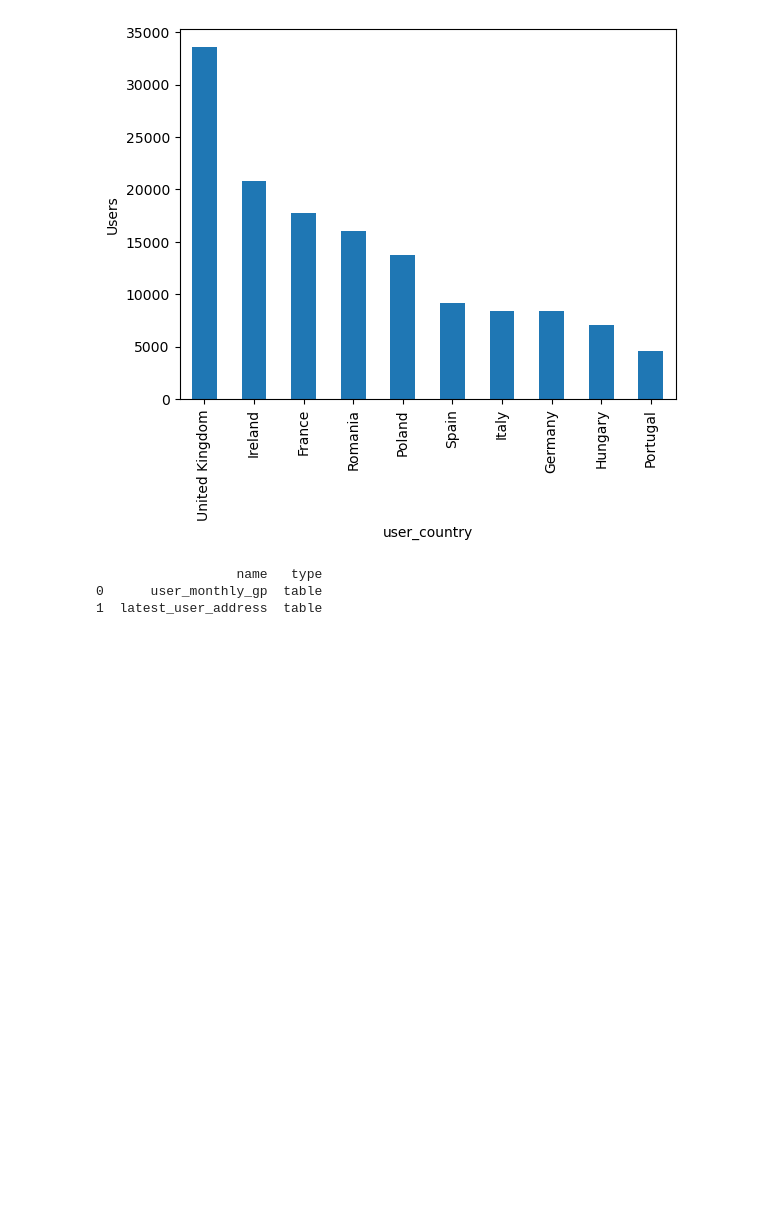
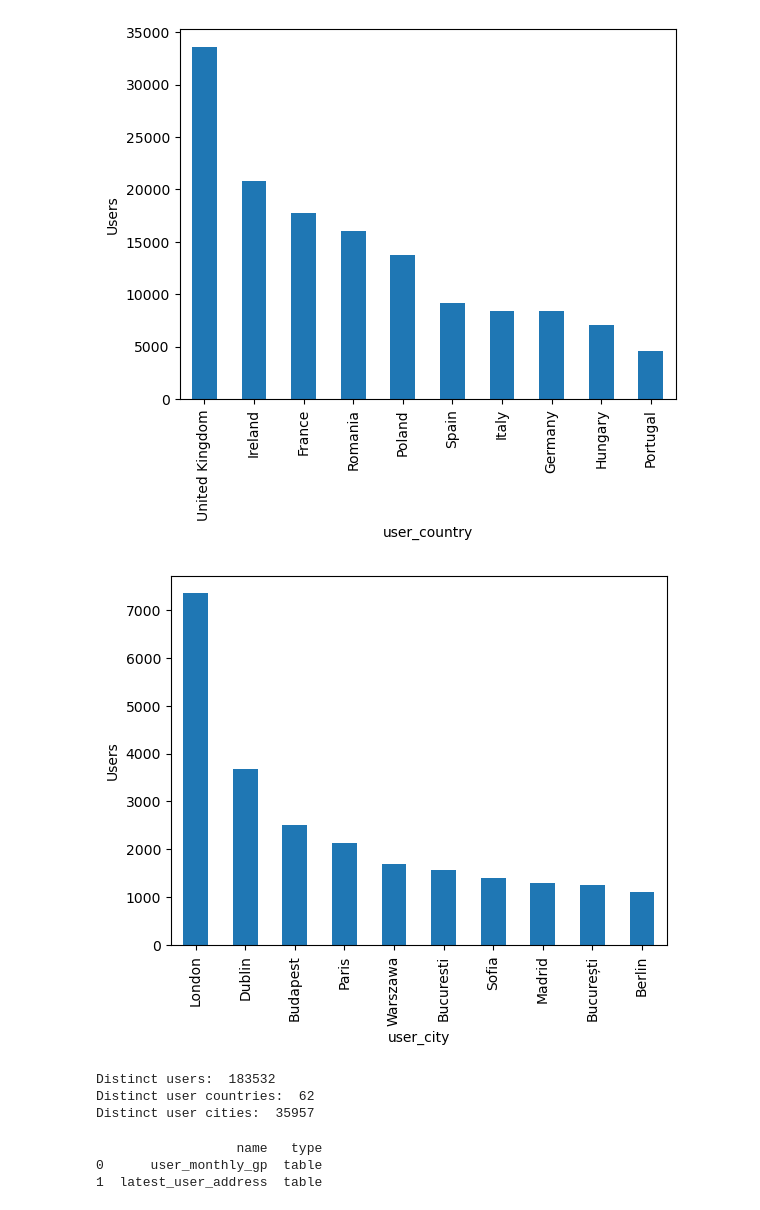
Before and after one commit to martinbatek/revolut-home-task, a Jupyter notebook: data-analysis.ipynb, the cells around one changed output. Drawn from its saved outputs; the diff is of its cells as text; code cells hidden in the pictures; blank space fills up the shorter version.

Commit message:
user city and country section done

```diff
--- a/data-analysis.ipynb
+++ b/data-analysis.ipynb
@@ -84,6 +86,41 @@ users_by_country_plot = user_address_summary\
 users_by_country_plot.get_figure().savefig('figures/users_per_country.png')
 # %% [output]
 [figure]
+# %%
+## Plot bar chart of user counts by city for top 10 cities
+users_by_city_plot = user_address_summary\
+    .reset_index()\
+    .groupby('user_city')\
+    .agg(users = ('users','sum'))\
+    .sort_values(by='users',ascending=False)\
+    .head(10)\
+    .plot(kind='bar',legend=False,ylabel='Users')
+users_by_city_plot.get_figure().savefig('figures/users_by_city_plot.png')
+# %% [output]
+[figure, added]
+# %%
+# Print count of distinct users, countries, cities
+no_users = user_address_summary.users.sum()
+no_cities = np.unique(
+    user_address_summary\
+        .reset_index()\
+        .user_city\
+        .to_numpy()
+).shape[0]
+no_countries = np.unique(
+    user_address_summary\
+        .reset_index()\
+        .user_country\
+        .to_numpy()
+).shape[0]
+
+print('Distinct users: ', no_users)
+print('Distinct user countries: ', no_countries)
+print('Distinct user cities: ', no_cities)
+# %% [output]
+Distinct users:  183532
+Distinct user countries:  62
+Distinct user cities:  35957
 # %%
 tables = pd.read_sql(
     "SELECT name, type FROM sqlite_master WHERE type IN ('table','view')",
```
Also changed, not shown: parts of 1 cell of this notebook.
